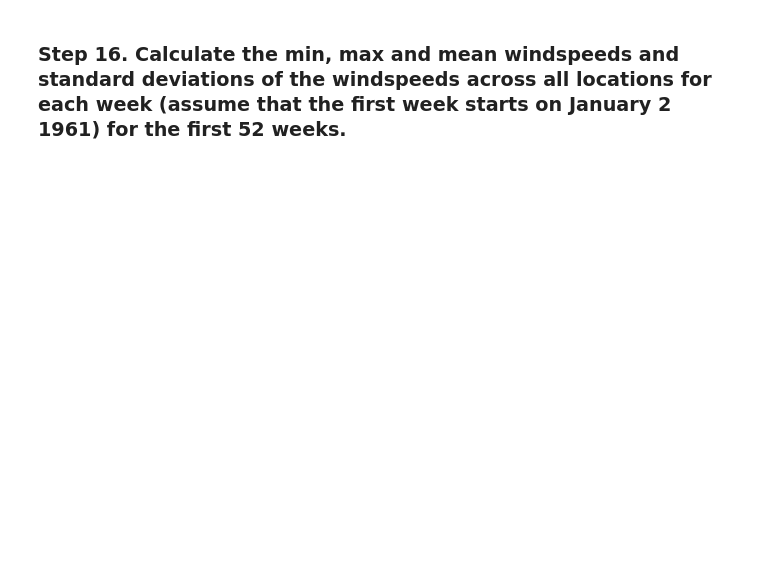
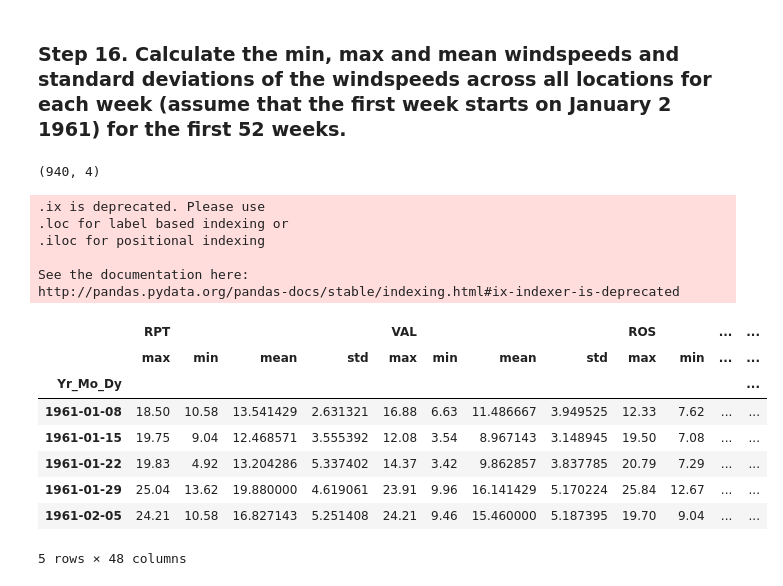
Before and after one commit to jordanmoritz/PandasExercises, a Jupyter notebook: pandas_exercises-master/06_Stats/Wind_Stats/Exercises.ipynb, the cells around one changed output. Saved outputs shown, nothing was run; the diff lists cells and outputs as text; code cells hidden in the pictures; blank space fills up the shorter version.

```diff
--- a/pandas_exercises-master/06_Stats/Wind_Stats/Exercises.ipynb
+++ b/pandas_exercises-master/06_Stats/Wind_Stats/Exercises.ipynb
@@ -403,2 +482,48 @@ UndefinedVariableError: name 'month' is not defined
 # %% [markdown]
 ### Step 16. Calculate the min, max and mean windspeeds and standard deviations of the windspeeds across all locations for each week (assume that the first week starts on January 2 1961) for the first 52 weeks.
+# %%
+# data.resample('1W').describe() This wasn't quite right and threw an error
+
+data_weekly = data.resample('1W').mean() # Creates the weekly average downsample
+
+data_weekly_summary = pd.DataFrame()
+
+data_weekly_summary['Max'] = data_weekly.max(axis=1)
+data_weekly_summary['Min'] = data_weekly.min(axis=1)
+data_weekly_summary['Avg'] = data_weekly.mean(axis=1)
+data_weekly_summary['Std'] = data_weekly.std(axis=1)
+
+data_weekly_summary[:5]
+
+data_weekly_summary.shape
+# %% [output]
+(940, 4)
+# %%
+# They had a slicker way of doing it
+data_weeklyz = data.resample('W').agg(['max', 'min', 'mean', 'std']) #slam all them into one method that runs functions
+
+data_weeklyz.head()
+# This creates a hierarchy underneath locations
+
+# Not clear if they wanted for each location or all locations in general
+
+# This is a slick slicing property
+data_weeklyz.ix[1:52, 'RPT': 'MAL'].head()
+
+# Ohhh but .ix is deprecated, they want you to pick loc or iloc
+# %% [output]
+.ix is deprecated. Please use
+.loc for label based indexing or
+.iloc for positional indexing
+
+See the documentation here:
+http://pandas.pydata.org/pandas-docs/stable/indexing.html#ix-indexer-is-deprecated
+|  | RPT |  |  |  | VAL |  |  |  | ROS |  | ... | ... |
+|  | max | min | mean | std | max | min | mean | std | max | min | ... | ... |
+| Yr_Mo_Dy |  |  |  |  |  |  |  |  |  |  |  | ... |
+| 1961-01-08 | 18.50 | 10.58 | 13.541429 | 2.631321 | 16.88 | 6.63 | 11.486667 | 3.949525 | 12.33 | 7.62 | ... | ... |
+| 1961-01-15 | 19.75 | 9.04 | 12.468571 | 3.555392 | 12.08 | 3.54 | 8.967143 | 3.148945 | 19.50 | 7.08 | ... | ... |
+| 1961-01-22 | 19.83 | 4.92 | 13.204286 | 5.337402 | 14.37 | 3.42 | 9.862857 | 3.837785 | 20.79 | 7.29 | ... | ... |
+| 1961-01-29 | 25.04 | 13.62 | 19.880000 | 4.619061 | 23.91 | 9.96 | 16.141429 | 5.170224 | 25.84 | 12.67 | ... | ... |
+| 1961-02-05 | 24.21 | 10.58 | 16.827143 | 5.251408 | 24.21 | 9.46 | 15.460000 | 5.187395 | 19.70 | 9.04 | ... | ... |
+5 rows × 48 columns
```
Also changed, not shown: parts of 8 cells of this notebook.
